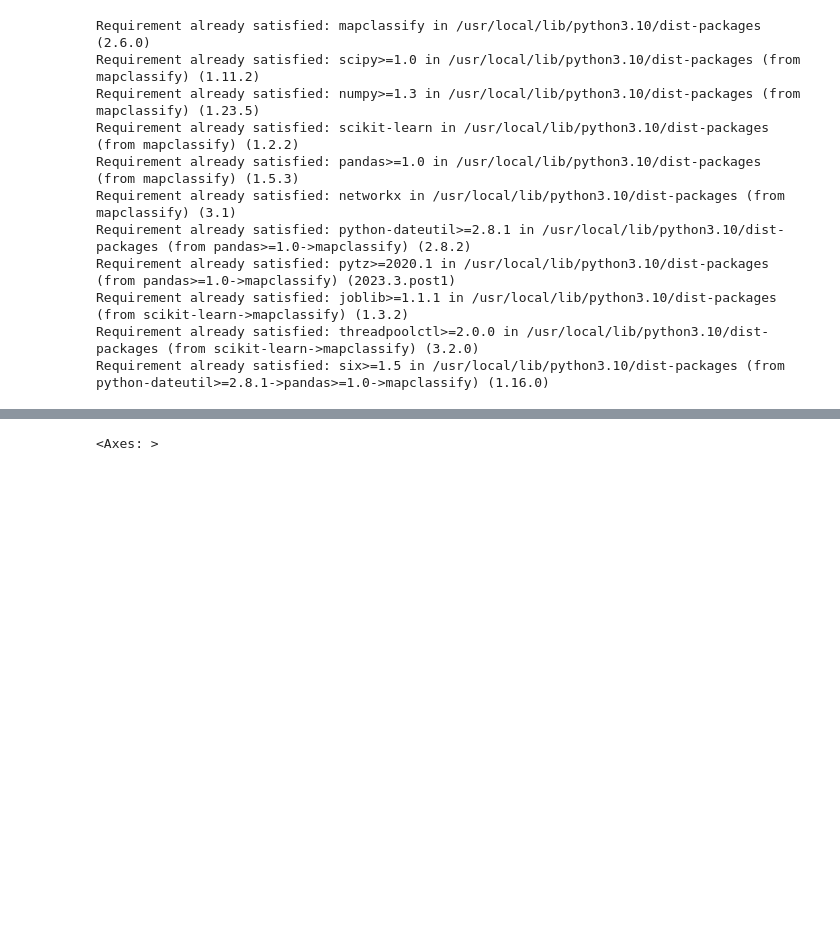
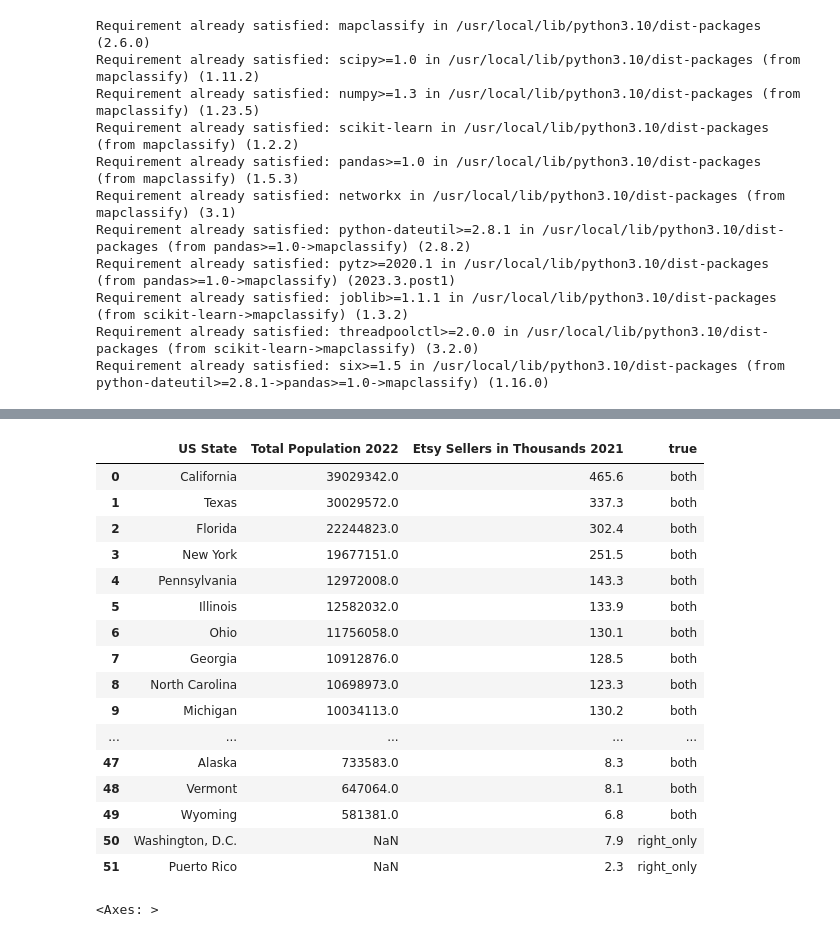
Before and after one commit to khagerthey/GIS, a Jupyter notebook: PS1.ipynb, the cells around one changed output, grey strips where cells are left out. Cells and saved outputs as stored; diff of their text form; code cells hidden in the pictures; blank space fills up the shorter version.

Commit message:
good merge

```diff
--- a/PS1.ipynb
+++ b/PS1.ipynb
@@ -45,8 +45,8 @@ Requirement already satisfied: threadpoolctl>=2.0.0 in /usr/local/lib/python3.10
 Requirement already satisfied: six>=1.5 in /usr/local/lib/python3.10/dist-packages (from python-dateutil>=2.8.1->pandas>=1.0->mapclassify) (1.16.0)
 # %%
 state_population_raw=pd.read_csv('https://raw.githubusercontent.com/khagerthey/GIS/main/state-population-table.csv')
-state_population = state_population_raw[['state', 'pop2022']]
-state_population.rename(columns={'pop2022': 'Total Population 2022', 'state': ' US State'})
+state_population_columns = state_population_raw[['state', 'pop2022']]
+state_population = state_population_columns.rename(columns={'pop2022': 'Total Population 2022', 'state': 'US State'})
 state_population
 # %% [output]
 |  | US State | Total Population 2022 |
@@ -106,6 +89,28 @@ etsy_us_sellers
 | 49 | South Dakota | 6.2 |
 | 50 | North Dakota | 5.3 |
 | 51 | Puerto Rico | 2.3 |
+# %%
+seller_states_compare = pd.merge(state_population, etsy_us_sellers, how='outer', on=['US State'], indicator='true')
+seller_states_compare
+#results as expected
+# %% [output]
+|  | US State | Total Population 2022 | Etsy Sellers in Thousands 2021 | true |
+| 0 | California | 39029342.0 | 465.6 | both |
+| 1 | Texas | 30029572.0 | 337.3 | both |
+| 2 | Florida | 22244823.0 | 302.4 | both |
+| 3 | New York | 19677151.0 | 251.5 | both |
+| 4 | Pennsylvania | 12972008.0 | 143.3 | both |
+| 5 | Illinois | 12582032.0 | 133.9 | both |
+| 6 | Ohio | 11756058.0 | 130.1 | both |
+| 7 | Georgia | 10912876.0 | 128.5 | both |
+| 8 | North Carolina | 10698973.0 | 123.3 | both |
+| 9 | Michigan | 10034113.0 | 130.2 | both |
+| ... | ... | ... | ... | ... |
+| 47 | Alaska | 733583.0 | 8.3 | both |
+| 48 | Vermont | 647064.0 | 8.1 | both |
+| 49 | Wyoming | 581381.0 | 6.8 | both |
+| 50 | Washington, D.C. | NaN | 7.9 | right_only |
+| 51 | Puerto Rico | NaN | 2.3 | right_only |
 # %%
 #found a good shapefile of US map states
 ! wget -q -O tl_2012_us_state.zip https://github.com/khagerthey/GIS/raw/main/tl_2012_us_state.zip
```
Also changed, not shown: parts of 2 cells of this notebook.
